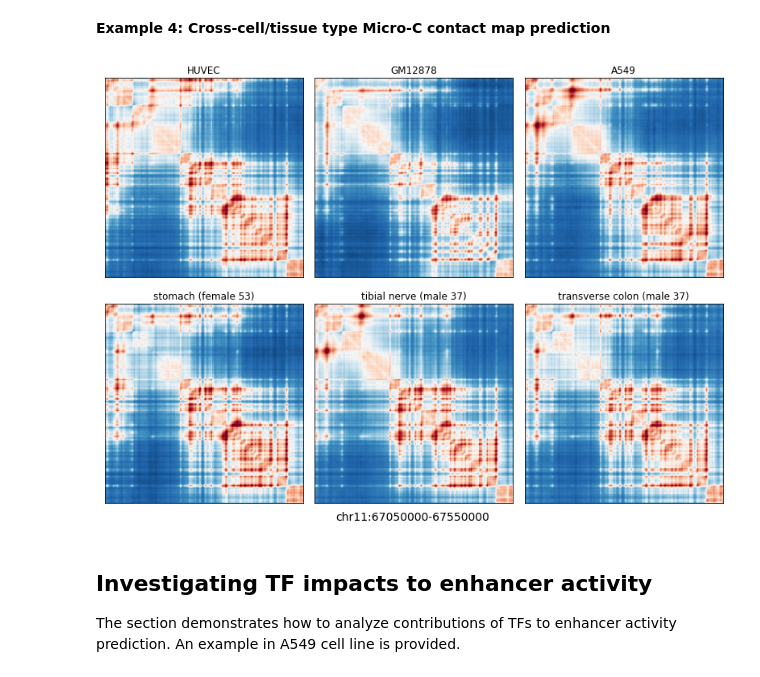
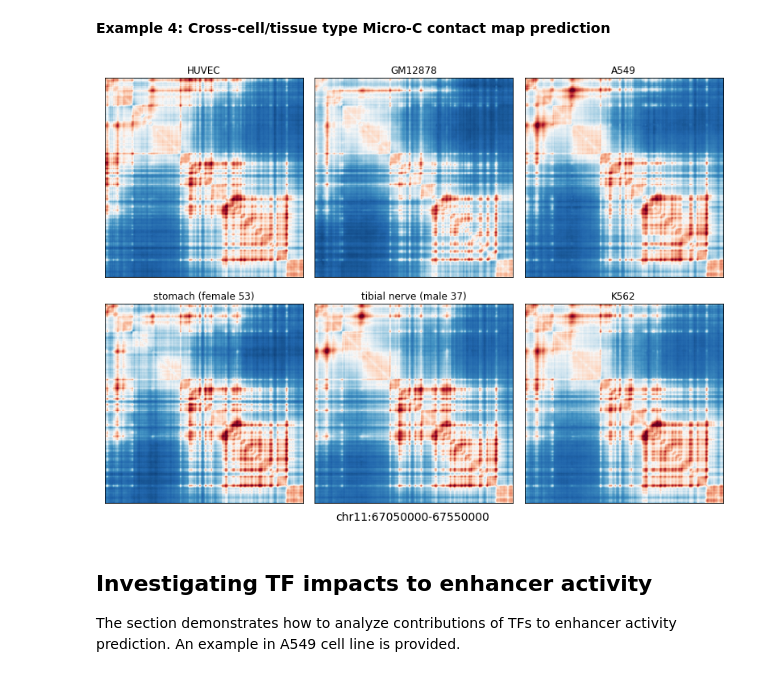
Before and after one commit to liu-bioinfo-lab/EPCOT, a Jupyter notebook: EPCOT_usage.ipynb, the cells around one changed output. Saved outputs shown, nothing was run; the diff lists cells and outputs as text; code cells hidden in the pictures.

```diff
--- a/EPCOT_usage.ipynb
+++ b/EPCOT_usage.ipynb
@@ -539,14 +522,14 @@ plt.show()
 # %% [markdown]
 **Example 4: Cross-cell/tissue type Micro-C contact map prediction**
 # %%
-stomach_dnase=load_input_dnase('DNase/stomach_f53_dnase.pickle')
-tbn_dnase=load_input_dnase('DNase/tibial_nerve_m37_dnase.pickle')
-trans_colon_dnase=load_input_dnase('DNase/transverse_colon_m37_dnase.pickle')
-GM12878_dnase=load_input_dnase('DNase/GM12878_dnase.pickle')
-HUVEC_dnase=load_input_dnase('DNase/HUVEC_dnase.pickle')
-A549_dnase=load_input_dnase('DNase/A549_dnase.pickle')
+stomach_dnase=load_input_dnase('DNAaccessibility/stomach_f53_dnase.pickle')
+tbn_dnase=load_input_dnase('DNAaccessibility/tibial_nerve_m37_dnase.pickle')
+K562_dnase=load_input_dnase('DNAaccessibility/K562_dnase.pickle')
+GM12878_dnase=load_input_dnase('DNAaccessibility/GM12878_dnase.pickle')
+HUVEC_dnase=load_input_dnase('DNAaccessibility/HUVEC_dnase.pickle')
+A549_dnase=load_input_dnase('DNAaccessibility/A549_dnase.pickle')
 # %%
-saved_model='models/HFF_microc.pt'
+saved_model='models/HFF_Micro-C_transformer.pt'
 microc_model=load_microc_model(saved_model,device)
 # %%
 # microc_chrom,microc_start,microc_end=['chr11',113000000,113600000]
@@ -566,20 +549,20 @@ pred_microc_stomach=predict_microc(microc_model,microc_chrom,microc_start,microc
 
 pred_microc_tbn=predict_microc(microc_model,microc_chrom,microc_start,microc_end,tbn_dnase,fasta_extractor,cross_cell_type=True)
 
-pred_microc_tc=predict_microc(microc_model,microc_chrom,microc_start,microc_end,trans_colon_dnase,fasta_extractor,cross_cell_type=True)
+pred_microc_k562=predict_microc(microc_model,microc_chrom,microc_start,microc_end,K562_dnase,fasta_extractor,cross_cell_type=True)
 # %%
-cells=['HUVEC','GM12878','A549','stomach (female 53)', 'tibial nerve (male 37)','transverse colon (male 37)']
+cells=['HUVEC','GM12878','A549','stomach (female 53)', 'tibial nerve (male 37)','K562']
 fig,axs=plt.subplots(2,3,figsize=(11,8))
-microc_mat=[pred_microc_huvec,pred_microc_gm12878,pred_microc_a549,pred_microc_stomach,pred_microc_tbn,pred_microc_tc]
+microc_mat=[pred_microc_huvec,pred_microc_gm12878,pred_microc_a549,pred_microc_stomach,pred_microc_tbn,pred_microc_k562]
 for i in range(2):
     for j in range(3):
         plot_hic(axs[i,j],microc_mat[i*3+j],vmin=-2,vmax=2)
         axs[i,j].set_title(cells[i*3+j])
 fig.text(0.5,0,'%s:%s-%s'%(microc_chrom,microc_start+50000,microc_end-50000),fontsize=14,ha='center')
 plt.tight_layout()
 plt.show()
 # %% [output]
-[figure, old version]
+[figure, new version]
 # %% [markdown]
 ## Investigating TF impacts to enhancer activity
 The section demonstrates how to analyze contributions of TFs to enhancer activity prediction. An example in A549 cell line is provided.
```
Also changed, not shown: parts of 30 cells of this notebook.
